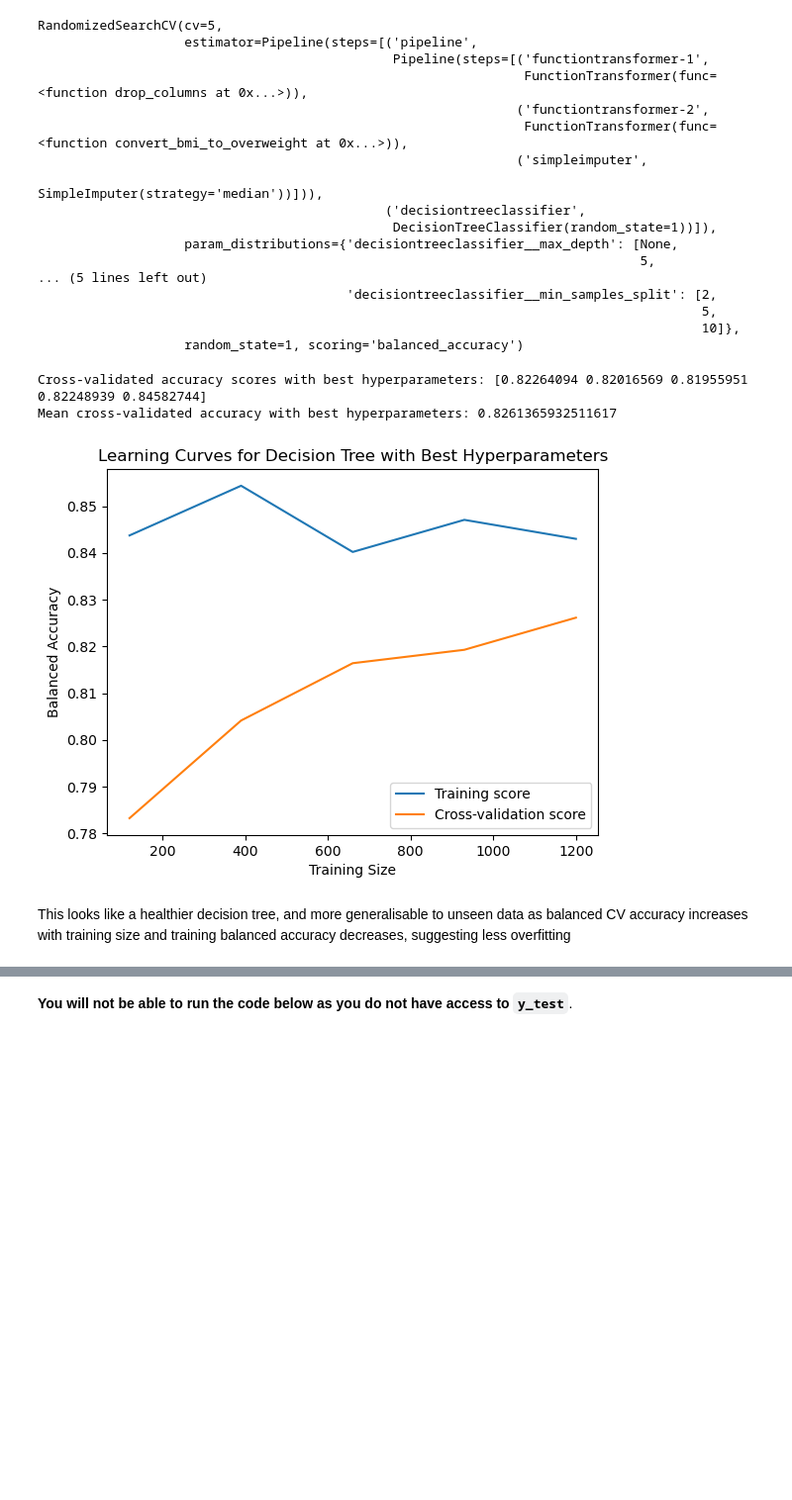
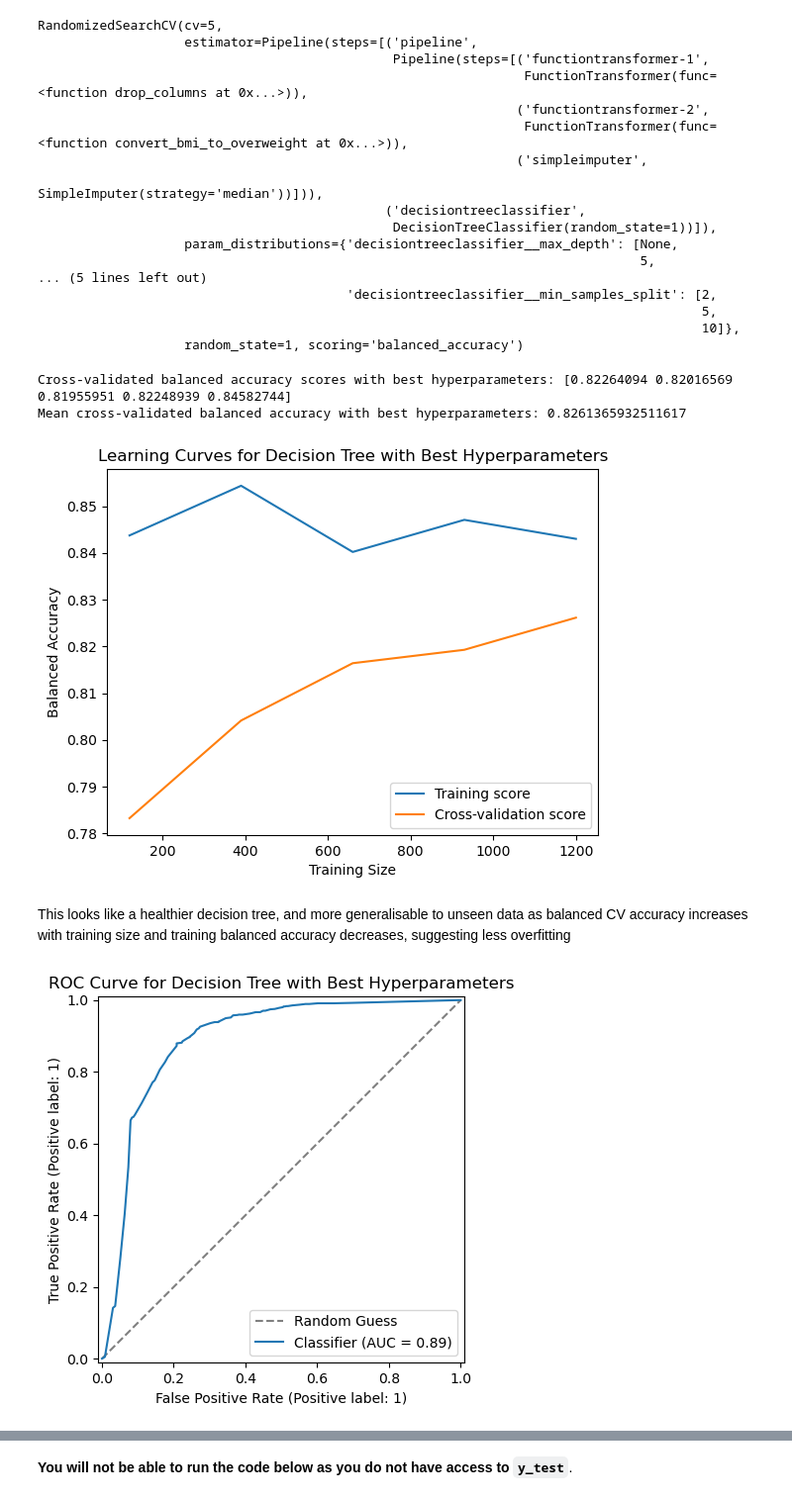
Before and after one commit to LillWawrence/healthcare_formative, a Jupyter notebook: Formative Data Analysis Task.ipynb, the cells around one changed output, grey strips where cells are left out. Shown at 99% size. Drawn from its saved outputs; the diff is of its cells as text; code cells hidden in the pictures; blank space fills up the shorter version.

Commit message:
Calculated performance metrics for decision tree

```diff
--- a/Formative Data Analysis Task.ipynb
+++ b/Formative Data Analysis Task.ipynb
@@ -207,8 +207,8 @@ RandomizedSearchCV(cv=5,
 # re-running cross validation with the best hyperparameters from random search
 best_dt_pipeline = dt_random_search.best_estimator_
 best_dt_cv_scores = cross_val_score(best_dt_pipeline, X_train, y_train, cv=5, scoring='balanced_accuracy')
-print(f'Cross-validated accuracy scores with best hyperparameters: {best_dt_cv_scores}')
-print(f'Mean cross-validated accuracy with best hyperparameters: {best_dt_cv_scores.mean()}')
+print(f'Cross-validated balanced accuracy scores with best hyperparameters: {best_dt_cv_scores}')
+print(f'Mean cross-validated balanced accuracy with best hyperparameters: {best_dt_cv_scores.mean()}')
 
 # plotting learning curves for the decision tree with the best hyperparameters
 train_sizes, train_scores, test_scores = learning_curve(best_dt_pipeline, X_train, y_train, cv=5, scoring='balanced_accuracy')
@@ -220,8 +220,25 @@ plt.title('Learning Curves for Decision Tree with Best Hyperparameters')
 plt.legend()
 plt.show()
 # %% [output]
-Cross-validated accuracy scores with best hyperparameters: [0.82264094 0.82016569 0.81955951 0.82248939 0.84582744]
-Mean cross-validated accuracy with best hyperparameters: 0.8261365932511617
+Cross-validated balanced accuracy scores with best hyperparameters: [0.82264094 0.82016569 0.81955951 0.82248939 0.84582744]
+Mean cross-validated balanced accuracy with best hyperparameters: 0.8261365932511617
 [figure]
 # %% [markdown]
 This looks like a healthier decision tree, and more generalisable to unseen data as balanced CV accuracy increases with training size and training balanced accuracy decreases, suggesting less overfitting
+# %%
+# creating roc-auc curve for the decision tree with the best hyperparameters
+from sklearn.metrics import RocCurveDisplay
+from sklearn.model_selection import cross_val_predict
+fig, ax = plt.subplots()
+
+# plotting the ROC-AUC curves for all three models and a random guess line
+ax.plot([0, 1], [0, 1], linestyle='--', label='Random Guess', color = 'grey')
+
+# getting the predicted probabilities for the training data using cross_val_predict with method='predict_proba' to avoid overfitting
+y_train_proba = cross_val_predict(best_dt_pipeline, X_train, y_train, cv=5, method='predict_proba')[:, 1]
+
+RocCurveDisplay.from_predictions(y_train, y_train_proba, ax=ax)
+ax.set_title('ROC Curve for Decision Tree with Best Hyperparameters')
+plt.show()
+# %% [output]
+[figure, added]
```
Also changed, not shown: parts of 4 cells of this notebook.
